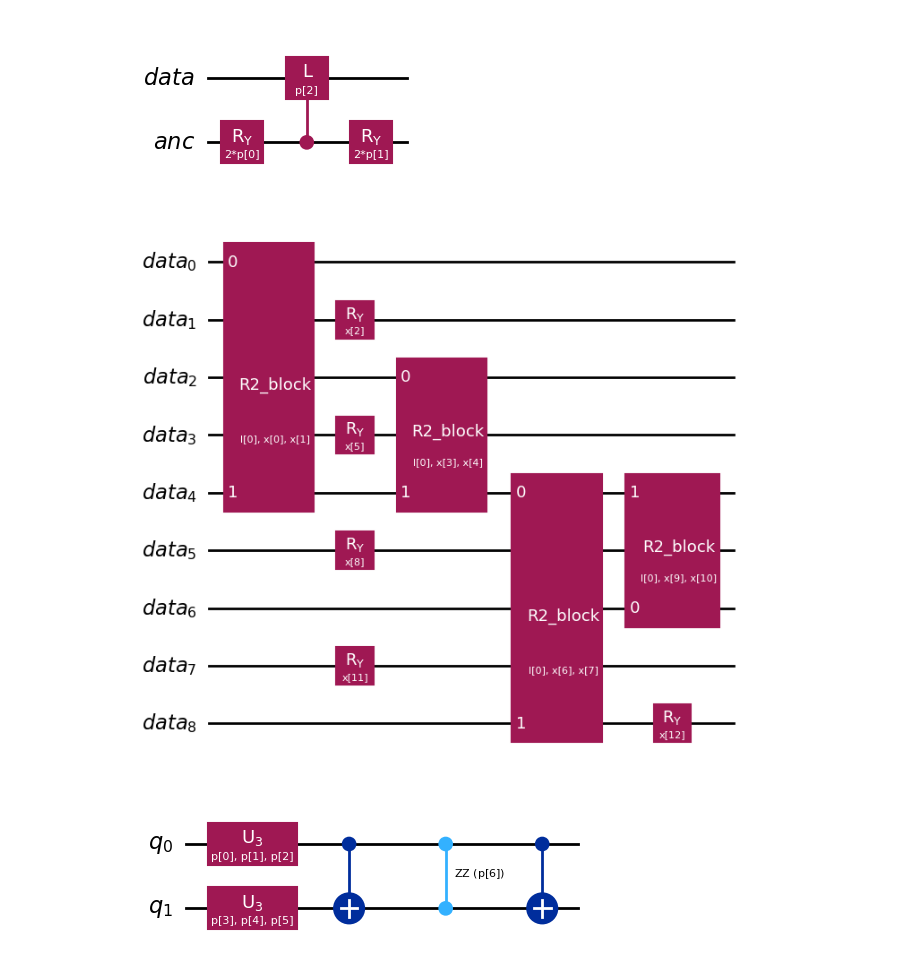
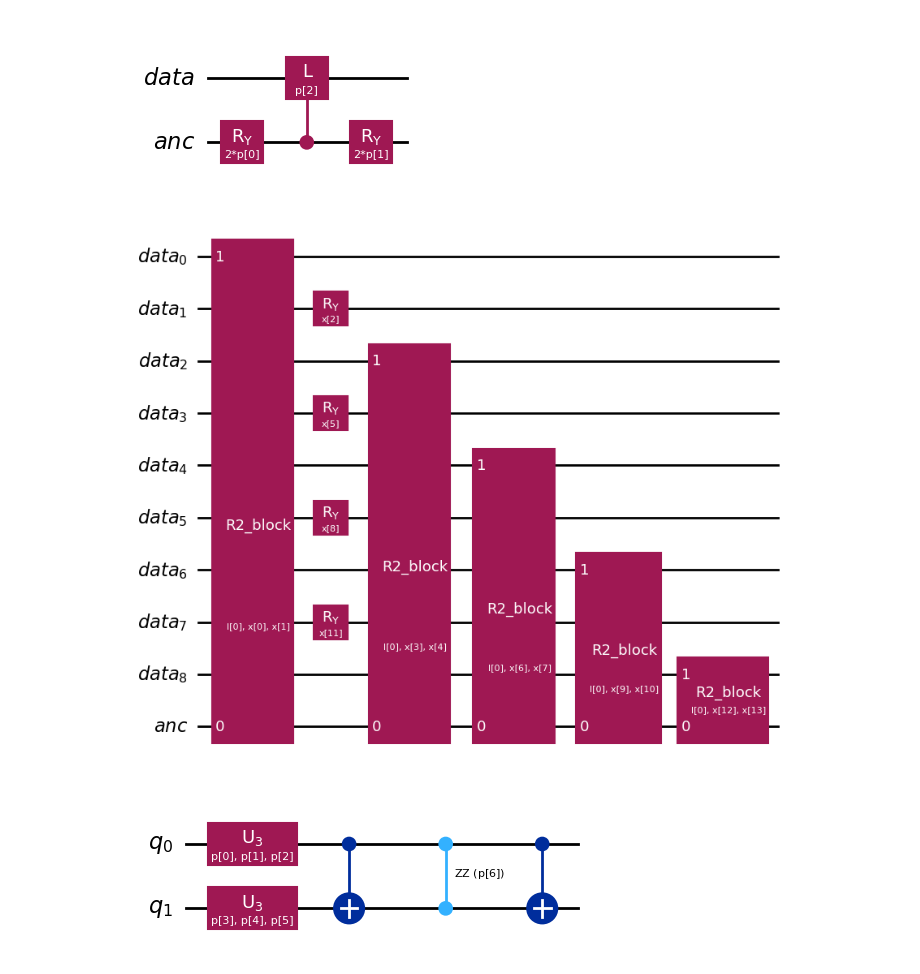
Before and after one commit to f361015/Quantum-CNN-TicTacToe, a Jupyter notebook: Residual QCNN/qcnn_residual.ipynb, the cells around one changed output. Cells and saved outputs as stored; diff of their text form; code cells hidden in the pictures.

```diff
--- a/Residual QCNN/qcnn_residual.ipynb
+++ b/Residual QCNN/qcnn_residual.ipynb
@@ -95,42 +95,39 @@ qc.draw("mpl")
 # %% [output]
 [figure]
 # %%
-def alternating_encoding_with_diagonal_residual(n_qubits, param_vec, l_param):
+# Alternating feature map with R2 and Ry
+def alternating_encoding_with_r2(n_qubits, ancilla, param_vec, l_param):
     data = QuantumRegister(n_qubits, 'data')
-    qc = QuantumCircuit(data, name="Residual Layer Diagonal")
+    qc = QuantumCircuit(data, ancilla, name = "Residual Layer")
 
     # Define L gate: U(x) = Ry(x)
     l_circuit = QuantumCircuit(1)
     l_circuit.ry(l_param[0], 0)
     l_gate = l_circuit.to_gate(label="L")
 
     p_idx = 0
 
-    # Define diagonal pairs for a 3x3 grid
-    diagonal_pairs = [(0, 4), (4, 8), (2, 4), (6,4)]
-
     for i in range(n_qubits):
-        if any(i == pair[0] for pair in diagonal_pairs):
-            # Find pair
-            pair = next(p for p in diagonal_pairs if p[0] == i)
-            # Apply R2 block between data[i] and data[j]
+        if i % 2 == 0:
+            # Apply R2 block
             r2 = residual_block_r2(l_gate, param_vec, p_idx)
-            qc.append(r2, [data[pair[0]], data[pair[1]]])
+            qc.append(r2, [ancilla[0], data[i]])
             p_idx += 2
         else:
             # Apply simple Ry
             qc.ry(param_vec[p_idx], data[i])
             p_idx += 1
 
     return qc
 
 # Example usage
-params = ParameterVector("x", 13)
+ancilla = QuantumRegister(1, 'anc')
+params = ParameterVector("x", 20)
 l_params = ParameterVector("l", 1)
-circ = alternating_encoding_with_diagonal_residual(9, params, l_params)
+circ = alternating_encoding_with_r2(9, ancilla, params, l_params)
 circ.draw("mpl")
 # %% [output]
-[figure, old version]
+[figure, new version]
 # %%
 # Define convolutional layer
 def conv_layer(qubits, weight_params, idx):
```
Also changed, not shown: parts of 12 cells of this notebook.
